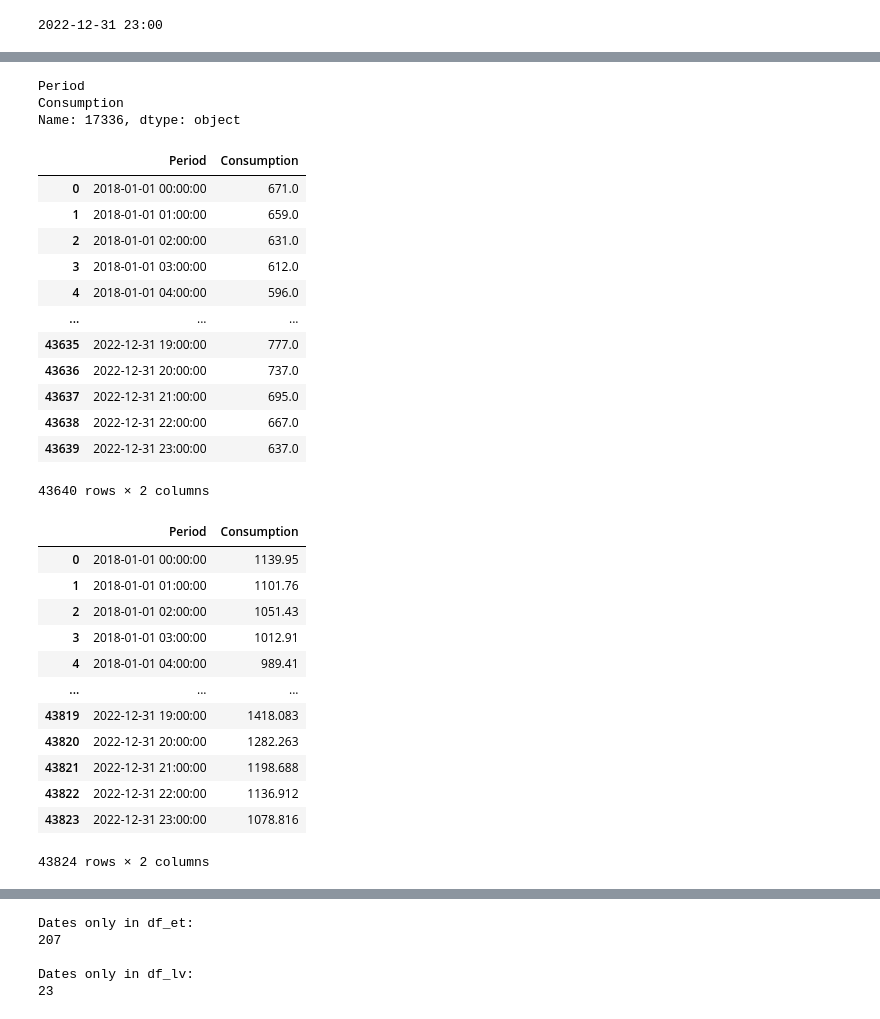
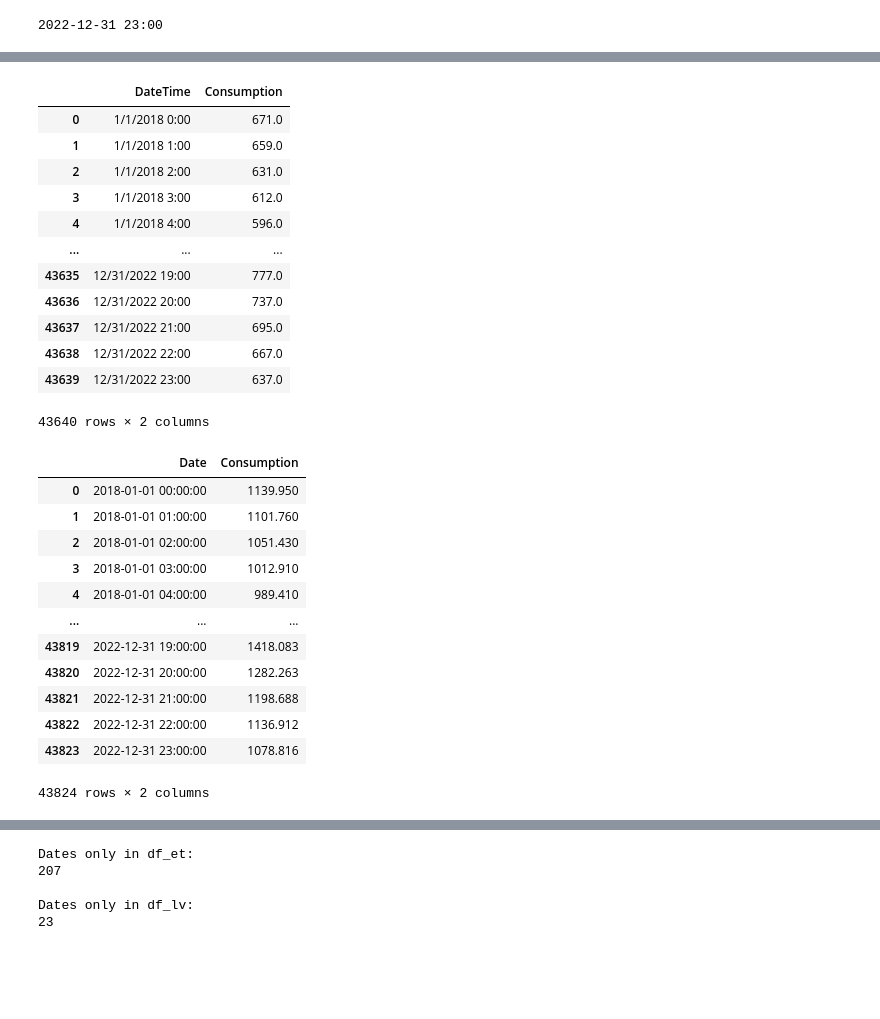
Before and after one commit to ArturKreegipuu/covid19-impact-on-energy-consumption-in-Baltics, a Jupyter notebook: Data preprocessing.ipynb, the cells around one changed output, grey strips where cells are left out. Saved outputs shown, nothing was run; the diff lists cells and outputs as text; code cells hidden in the pictures; blank space fills up the shorter version.

```diff
--- a/Data preprocessing.ipynb
+++ b/Data preprocessing.ipynb
@@ -56,33 +50,19 @@ df_et
 43824 rows × 2 columns
 # %%
-with open("latvia2018_2022.csv", newline='', encoding="utf-8") as f:
-    reader = csv.reader(f, delimiter=',')
-    lines = [line for line in reader]
-
-# Extract the header (first row) and the data (remaining rows)
-header = lines[0]
-data = lines[1:]
-
-# Convert the data to a Pandas DataFrame with column names and set "Period" as the index
-df_lv = pd.DataFrame(data, columns=header)
-df_lv = df_lv.rename(columns={"DateTime": "Period"})
-print(df_lv.iloc[17336])
-df_lv['Period'] = pd.to_datetime(df_lv['Period'])
+# Read the data
+df_lv = pd.read_csv("latvia2018_2022.csv")
 df_lv
 # %% [output]
+|  | DateTime | Consumption |
+| 0 | 1/1/2018 0:00 | 671.0 |
+| 1 | 1/1/2018 1:00 | 659.0 |
+| 2 | 1/1/2018 2:00 | 631.0 |
+| 3 | 1/1/2018 3:00 | 612.0 |
+| 4 | 1/1/2018 4:00 | 596.0 |
+| ... | ... | ... |
+| 43635 | 12/31/2022 19:00 | 777.0 |
+| 43636 | 12/31/2022 20:00 | 737.0 |
+| 43637 | 12/31/2022 21:00 | 695.0 |
+| 43638 | 12/31/2022 22:00 | 667.0 |
+| 43639 | 12/31/2022 23:00 | 637.0 |
-Period
-Consumption
-Name: 17336, dtype: object
+43640 rows × 2 columns
-|  | Period | Consumption |
-| 0 | 2018-01-01 00:00:00 | 671.0 |
-| 1 | 2018-01-01 01:00:00 | 659.0 |
-| 2 | 2018-01-01 02:00:00 | 631.0 |
-| 3 | 2018-01-01 03:00:00 | 612.0 |
-| 4 | 2018-01-01 04:00:00 | 596.0 |
-| ... | ... | ... |
-| 43635 | 2022-12-31 19:00:00 | 777.0 |
-| 43636 | 2022-12-31 20:00:00 | 737.0 |
-| 43637 | 2022-12-31 21:00:00 | 695.0 |
-| 43638 | 2022-12-31 22:00:00 | 667.0 |
-| 43639 | 2022-12-31 23:00:00 | 637.0 |
-43640 rows × 2 columns
@@ -89,24 +76,14 @@ Name: 17336, dtype: object
 # %%
-with open("Lithunia2018_2022.csv", newline='', encoding="utf-8") as f:
-    reader = csv.reader(f, delimiter=',')
-    lines = [line for line in reader]
-
-# Extract the header (first row) and the data (remaining rows)
-header = lines[0]
-data = lines[1:]
-
-# Convert the data to a Pandas DataFrame with column names and set "Period" as the index
-df_lt = pd.DataFrame(data, columns=header)
-df_lt = df_lt.rename(columns={"Date": "Period"})
-df_lt['Period'] = pd.to_datetime(df_lt['Period'])
+# Read the data
+df_lt = pd.read_csv("Lithunia2018_2022.csv")
 df_lt
 # %% [output]
-|  | Period | Consumption |
-| 0 | 2018-01-01 00:00:00 | 1139.95 |
-| 1 | 2018-01-01 01:00:00 | 1101.76 |
-| 2 | 2018-01-01 02:00:00 | 1051.43 |
-| 3 | 2018-01-01 03:00:00 | 1012.91 |
-| 4 | 2018-01-01 04:00:00 | 989.41 |
+|  | Date | Consumption |
+| 0 | 2018-01-01 00:00:00 | 1139.950 |
+| 1 | 2018-01-01 01:00:00 | 1101.760 |
+| 2 | 2018-01-01 02:00:00 | 1051.430 |
+| 3 | 2018-01-01 03:00:00 | 1012.910 |
+| 4 | 2018-01-01 04:00:00 | 989.410 |
 | ... | ... | ... |
 | 43819 | 2022-12-31 19:00:00 | 1418.083 |
 | 43820 | 2022-12-31 20:00:00 | 1282.263 |
```
Also changed, not shown: parts of 47 cells of this notebook, 3 other files.
